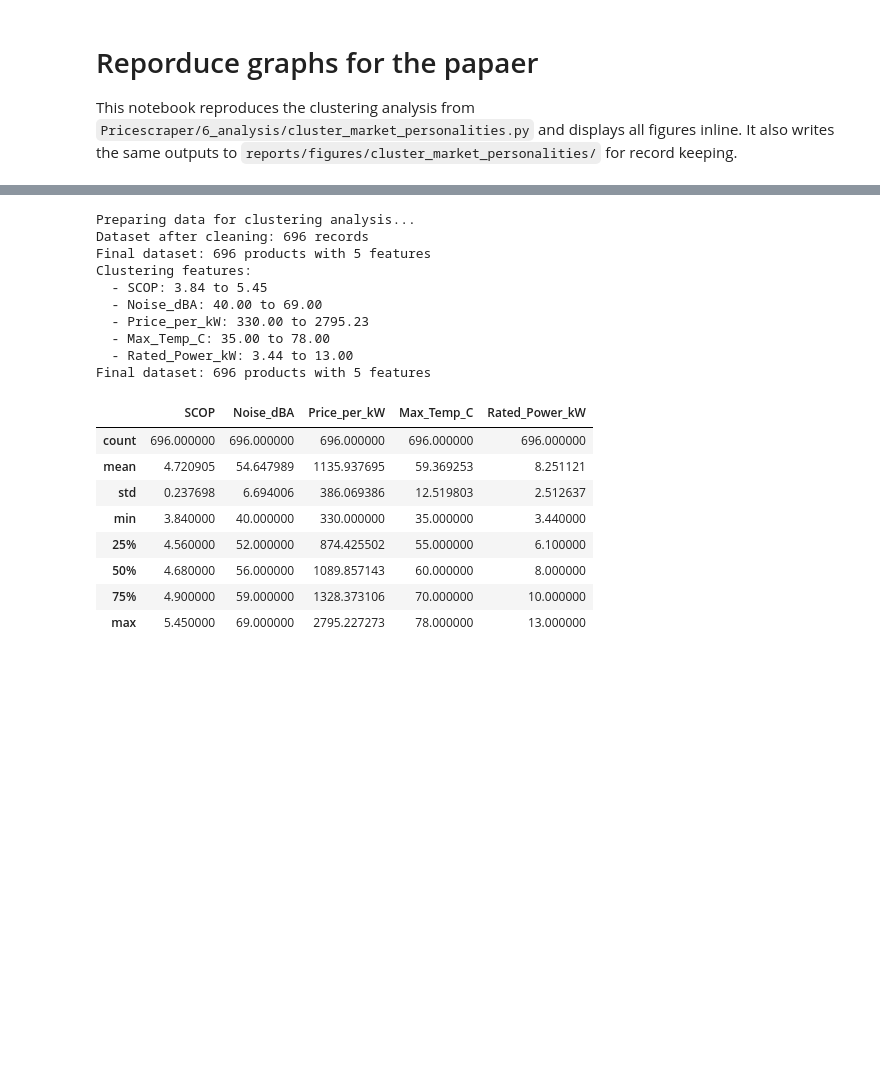
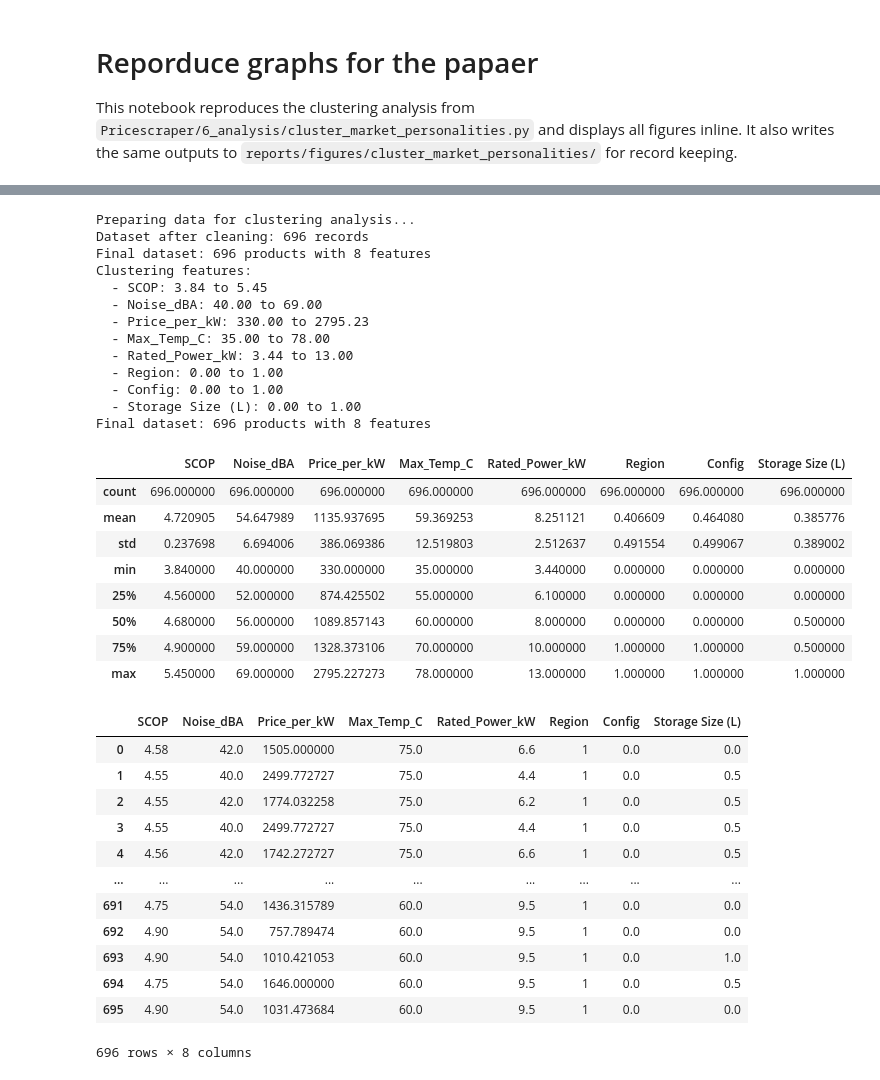
Before and after one commit to UgneP/Heat-pump-market-transparency, a Jupyter notebook: Pricescraper/6_analysis/cluster_market_personalities.ipynb, the cells around one changed output, grey strips where cells are left out. Cells and saved outputs as stored; diff of their text form; code cells hidden in the pictures; blank space fills up the shorter version.

```diff
--- a/Pricescraper/6_analysis/cluster_market_personalities.ipynb
+++ b/Pricescraper/6_analysis/cluster_market_personalities.ipynb
@@ -7,27 +7,30 @@ This notebook reproduces the clustering analysis from `Pricescraper/6_analysis/c
 import sys
 from pathlib import Path
 from IPython.display import display, Image, Markdown
-
+from sklearn.preprocessing import StandardScaler
+from sklearn.cluster import KMeans
+from sklearn.metrics import calinski_harabasz_score
 import numpy as np
 import pandas as pd
 import matplotlib.pyplot as plt
 import seaborn as sns
-
-# # Pretty plots
-# plt.style.use('seaborn-v0_8')
-# sns.set_palette("husl")
-
-# Load analysis module by path (no package needed)
+import os
+from pathlib import Path
+from sklearn.decomposition import PCA
+import matplotlib.pyplot as plt
+import matplotlib.cm as cm
 import importlib.util
 
 # Notebook is in the same folder as the module
-module_path = Path('cluster_market_personalities.py')
-spec = importlib.util.spec_from_file_location('cluster_market_personalities', str(module_path))
+module_path = Path('scripts/cluster_market_personalities.py')
+spec = importlib.util.spec_from_file_location('scripts/cluster_market_personalities', str(module_path))
 cmp = importlib.util.module_from_spec(spec)
 spec.loader.exec_module(cmp)
 
+figures_dir = Path('../../reports/figures/cluster_market_personalities')
 # Output directory used by the script
-figures_dir = Path('reports/figures/cluster_market_personalities')
 figures_dir.mkdir(parents=True, exist_ok=True)
 
-figures_dir
+# Override seaborn styling from imported module with simple matplotlib style
+plt.style.use('default')  # Use default matplotlib style
+plt.rcParams.update(plt.rcParamsDefault)  # Reset to default matplotlib parameters
@@ -64,0 +216,12 @@ Loaded 696 rows and 43 columns
+# %%
+def clean_data(df):
+    """Clean and prepare data for analysis"""
+    # Convert numeric columns to proper types
+    numeric_columns = ['Price', 'SCOP', 'Rated Power low T [kW]',
+                      'SPL outdoor high Power [dBA]', 'Max. water heating temperature [°C]']
+
+    for col in numeric_columns:
+        if col in df.columns:
+            df[col] = pd.to_numeric(df[col], errors='coerce')
+
+    return df
@@ -65,29 +285,46 @@ Loaded 696 rows and 43 columns
 # %%
 # Prepare clustering data
 
-feature_df, df_aligned = cmp.prepare_clustering_data(df)
+feature_df, df_aligned = prepare_clustering_data(df)
 print(f"Final dataset: {len(feature_df)} products with {len(feature_df.columns)} features")
 display(feature_df.describe())
+feature_df
 # %% [output]
 Preparing data for clustering analysis...
 Dataset after cleaning: 696 records
-Final dataset: 696 products with 5 features
+Final dataset: 696 products with 8 features
 Clustering features:
   - SCOP: 3.84 to 5.45
   - Noise_dBA: 40.00 to 69.00
   - Price_per_kW: 330.00 to 2795.23
   - Max_Temp_C: 35.00 to 78.00
   - Rated_Power_kW: 3.44 to 13.00
-Final dataset: 696 products with 5 features
+  - Region: 0.00 to 1.00
+  - Config: 0.00 to 1.00
+  - Storage Size (L): 0.00 to 1.00
+Final dataset: 696 products with 8 features
-|  | SCOP | Noise_dBA | Price_per_kW | Max_Temp_C | Rated_Power_kW |
-| count | 696.000000 | 696.000000 | 696.000000 | 696.000000 | 696.000000 |
-| mean | 4.720905 | 54.647989 | 1135.937695 | 59.369253 | 8.251121 |
-| std | 0.237698 | 6.694006 | 386.069386 | 12.519803 | 2.512637 |
-| min | 3.840000 | 40.000000 | 330.000000 | 35.000000 | 3.440000 |
-| 25% | 4.560000 | 52.000000 | 874.425502 | 55.000000 | 6.100000 |
-| 50% | 4.680000 | 56.000000 | 1089.857143 | 60.000000 | 8.000000 |
-| 75% | 4.900000 | 59.000000 | 1328.373106 | 70.000000 | 10.000000 |
-| max | 5.450000 | 69.000000 | 2795.227273 | 78.000000 | 13.000000 |
+|  | SCOP | Noise_dBA | Price_per_kW | Max_Temp_C | Rated_Power_kW | Region | Config | Storage Size (L) |
+| count | 696.000000 | 696.000000 | 696.000000 | 696.000000 | 696.000000 | 696.000000 | 696.000000 | 696.000000 |
+| mean | 4.720905 | 54.647989 | 1135.937695 | 59.369253 | 8.251121 | 0.406609 | 0.464080 | 0.385776 |
+| std | 0.237698 | 6.694006 | 386.069386 | 12.519803 | 2.512637 | 0.491554 | 0.499067 | 0.389002 |
+| min | 3.840000 | 40.000000 | 330.000000 | 35.000000 | 3.440000 | 0.000000 | 0.000000 | 0.000000 |
+| 25% | 4.560000 | 52.000000 | 874.425502 | 55.000000 | 6.100000 | 0.000000 | 0.000000 | 0.000000 |
+| 50% | 4.680000 | 56.000000 | 1089.857143 | 60.000000 | 8.000000 | 0.000000 | 0.000000 | 0.500000 |
+| 75% | 4.900000 | 59.000000 | 1328.373106 | 70.000000 | 10.000000 | 1.000000 | 1.000000 | 0.500000 |
+| max | 5.450000 | 69.000000 | 2795.227273 | 78.000000 | 13.000000 | 1.000000 | 1.000000 | 1.000000 |
+|  | SCOP | Noise_dBA | Price_per_kW | Max_Temp_C | Rated_Power_kW | Region | Config | Storage Size (L) |
+| 0 | 4.58 | 42.0 | 1505.000000 | 75.0 | 6.6 | 1 | 0.0 | 0.0 |
+| 1 | 4.55 | 40.0 | 2499.772727 | 75.0 | 4.4 | 1 | 0.0 | 0.5 |
+| 2 | 4.55 | 42.0 | 1774.032258 | 75.0 | 6.2 | 1 | 0.0 | 0.5 |
+| 3 | 4.55 | 40.0 | 2499.772727 | 75.0 | 4.4 | 1 | 0.0 | 0.5 |
+| 4 | 4.56 | 42.0 | 1742.272727 | 75.0 | 6.6 | 1 | 0.0 | 0.5 |
+| ... | ... | ... | ... | ... | ... | ... | ... | ... |
+| 691 | 4.75 | 54.0 | 1436.315789 | 60.0 | 9.5 | 1 | 0.0 | 0.0 |
+| 692 | 4.90 | 54.0 | 757.789474 | 60.0 | 9.5 | 1 | 0.0 | 0.0 |
+| 693 | 4.90 | 54.0 | 1010.421053 | 60.0 | 9.5 | 1 | 0.0 | 1.0 |
+| 694 | 4.75 | 54.0 | 1646.000000 | 60.0 | 9.5 | 1 | 0.0 | 0.5 |
+| 695 | 4.90 | 54.0 | 1031.473684 | 60.0 | 9.5 | 1 | 0.0 | 0.0 |
+696 rows × 8 columns
 # %%
 # Scale features
 from sklearn.preprocessing import StandardScaler
```
Also changed, not shown: parts of 21 cells of this notebook.
